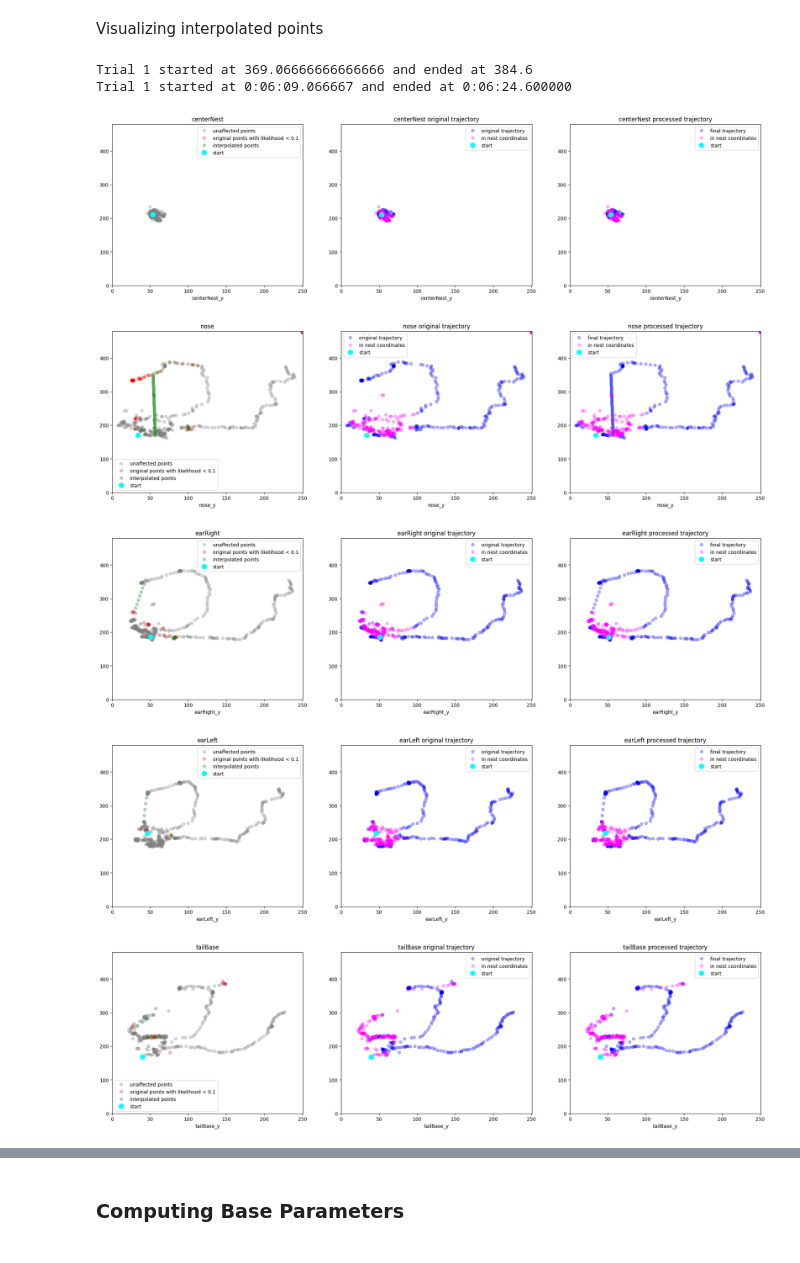
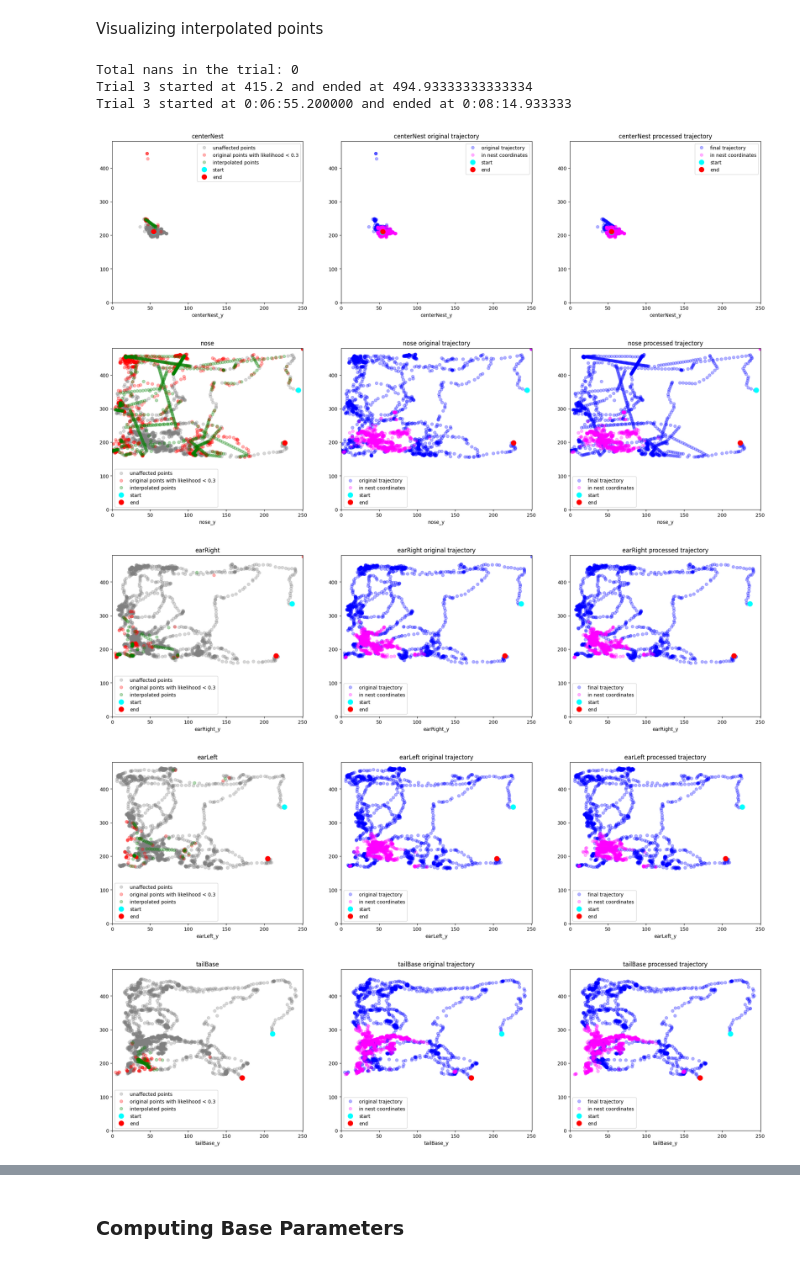
Before and after one commit to danaebroustail/Project, a Jupyter notebook: toolbox_notebook.ipynb, the cells around one changed output, grey strips where cells are left out. Drawn from its saved outputs; the diff is of its cells as text; code cells hidden in the pictures.

```diff
--- a/toolbox_notebook.ipynb
+++ b/toolbox_notebook.ipynb
@@ -187,11 +187,19 @@ ax.legend()
 # %% [markdown]
 Visualizing interpolated points
 # %%
-threshold = 0.1
+threshold = 0.3
 dict_body_parts_to_coords = BF.DLC_cols
 
-n = 1# pick n in [1, 2, 3, 4, 5, 6, 7, 8, 9, 10]
+day = "d1"
+data = DL.get_data_for_experiment(mouse_id = "MBI5335RR",
+                                       day = day)
+df_DLC = data['Behavior']['df_dlc']
+df_summary = data['Behavior']['df_summary']
+n = 3 # pick n in [1, 2, 3, 4, 5, 6, 7, 8, 9, 10]
 trial_DLC = BF.extract_trial_from_DLC(df_DLC, df_summary, trial_num = n)
+
+# print total nans
+print(f"Total nans in the trial: {trial_DLC.isna().sum().sum()}")
 
 # print start and end times in minutes from the time_seconds column
 trial_start_time = trial_DLC["time_seconds"].iloc[0]
@@ -235,43 +243,43 @@ for body_part in dict_body_parts_to_coords.keys():
         trial_DLC_flagged[~mask_nest].plot(x=dict_body_parts_to_coords[body_part]["y"], y=dict_body_parts_to_coords[body_part]["x"],
                                              style='o', ax=ax[1], xlim=(0, ylim), ylim=(0, xlim), color = 'blue', alpha = 0.3, label = "original trajectory")
 
         trial_DLC_flagged[mask_nest].plot(x=dict_body_parts_to_coords[body_part]["y"], y=dict_body_parts_to_coords[body_part]["x"],
                                            style='o', ax=ax[1], xlim=(0, ylim), ylim=(0, xlim), color = 'magenta', alpha = 0.3, label = "in nest coordinates")
 
 
         # plot final trajectory
         trial_DLC_flagged_intepolated[~mask_nest].plot(x=dict_body_parts_to_coords[body_part]["y"], y=dict_body_parts_to_coords[body_part]["x"],
                                            style='o', ax=ax[2], xlim=(0, ylim), ylim=(0, xlim), color = 'blue', alpha = 0.3, label = "final trajectory")
 
         trial_DLC_flagged_intepolated[mask_nest].plot(x=dict_body_parts_to_coords[body_part]["y"], y=dict_body_parts_to_coords[body_part]["x"],
                                            style='o', ax=ax[2], xlim=(0, ylim), ylim=(0, xlim), color = 'magenta', alpha = 0.3, label = "in nest coordinates")
 
 
-        # invert y axis
-
-        # ax[0].invert_yaxis()
-        # ax[1].invert_yaxis()
-        # ax[2].invert_yaxis()
-
         # mark the first point of the trajectory as a green dot, markersize = 10, label = "start"
         ax[0].plot(trial_DLC_flagged[dict_body_parts_to_coords[body_part]["y"]].iloc[0], trial_DLC_flagged_intepolated[dict_body_parts_to_coords[body_part]["x"]].iloc[0], 'o', color = 'cyan', markersize = 10, label = "start")
         ax[1].plot(trial_DLC_flagged[dict_body_parts_to_coords[body_part]["y"]].iloc[0], trial_DLC_flagged_intepolated[dict_body_parts_to_coords[body_part]["x"]].iloc[0], 'o', color = 'cyan', markersize = 10, label = "start")
         ax[2].plot(trial_DLC_flagged_intepolated[dict_body_parts_to_coords[body_part]["y"]].iloc[0], trial_DLC_flagged_intepolated[dict_body_parts_to_coords[body_part]["x"]].iloc[0], 'o', color = 'cyan', markersize = 10, label = "start")
+
+        # mark the last point of the trajectory as a red dot, markersize = 10, label = "end"
+        ax[0].plot(trial_DLC_flagged[dict_body_parts_to_coords[body_part]["y"]].iloc[-1], trial_DLC_flagged_intepolated[dict_body_parts_to_coords[body_part]["x"]].iloc[-1], 'o', color = 'red', markersize = 10, label = "end")
+        ax[1].plot(trial_DLC_flagged[dict_body_parts_to_coords[body_part]["y"]].iloc[-1], trial_DLC_flagged_intepolated[dict_body_parts_to_coords[body_part]["x"]].iloc[-1], 'o', color = 'red', markersize = 10, label = "end")
+        ax[2].plot(trial_DLC_flagged_intepolated[dict_body_parts_to_coords[body_part]["y"]].iloc[-1], trial_DLC_flagged_intepolated[dict_body_parts_to_coords[body_part]["x"]].iloc[-1], 'o', color = 'red', markersize = 10, label = "end")
 
         # set title of body part as title of the plot
         ax[0].set_title(body_part)
         ax[1].set_title(body_part+ " original trajectory")
         ax[2].set_title(body_part+ " processed trajectory")
 
         # plot legend
         ax[0].legend()
         ax[1].legend()
         ax[2].legend()
 # %% [output]
-Trial 1 started at 369.06666666666666 and ended at 384.6
-Trial 1 started at 0:06:09.066667 and ended at 0:06:24.600000
+Total nans in the trial: 0
+Trial 3 started at 415.2 and ended at 494.93333333333334
+Trial 3 started at 0:06:55.200000 and ended at 0:08:14.933333
-[figure, old version]
+[figure, new version]
-[figure, old version]
+[figure, new version]
-[figure, old version]
+[figure, new version]
-[figure, old version]
+[figure, new version]
-[figure, old version]
+[figure, new version]
```
Also changed, not shown: parts of 6 cells of this notebook.
